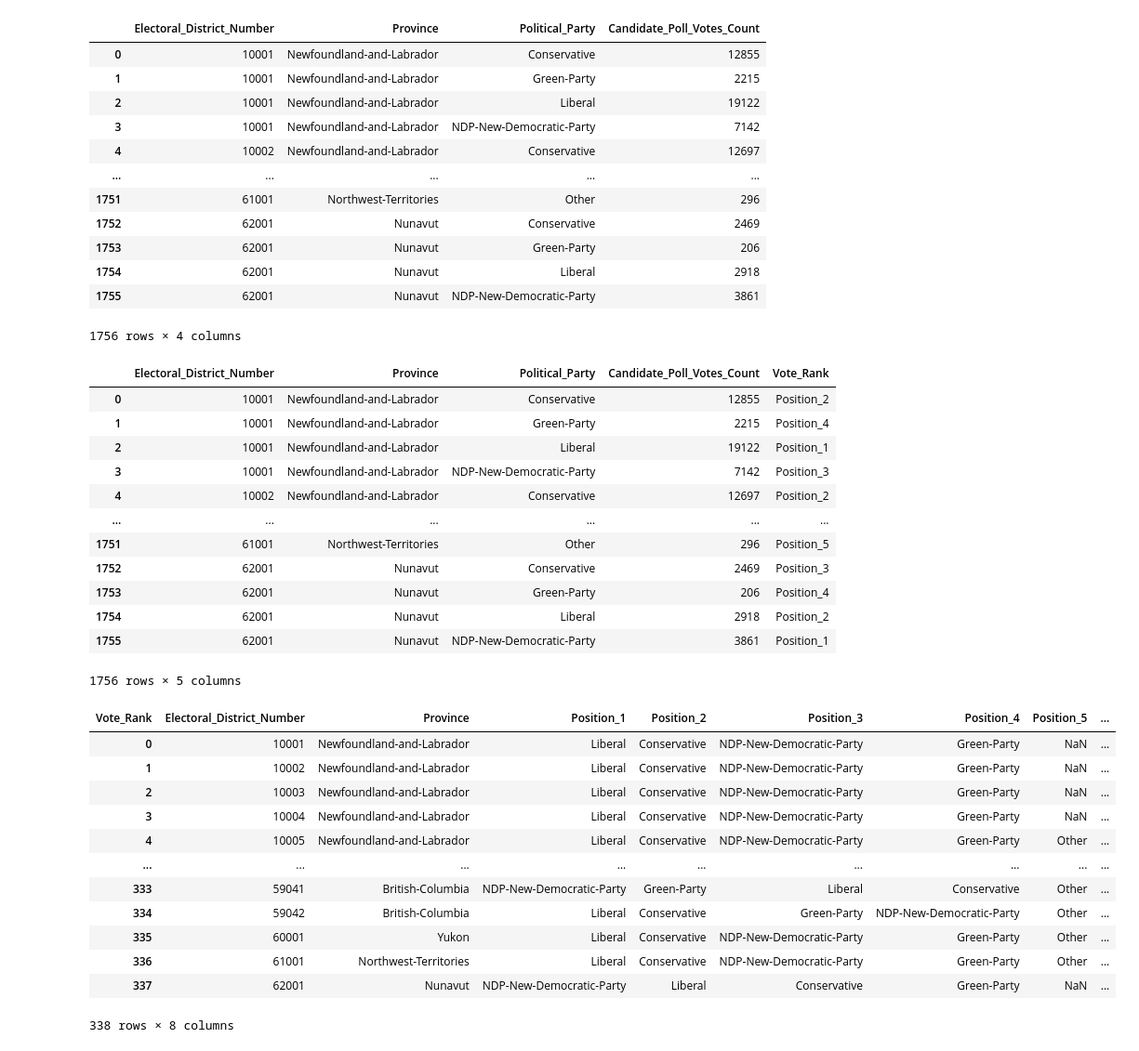
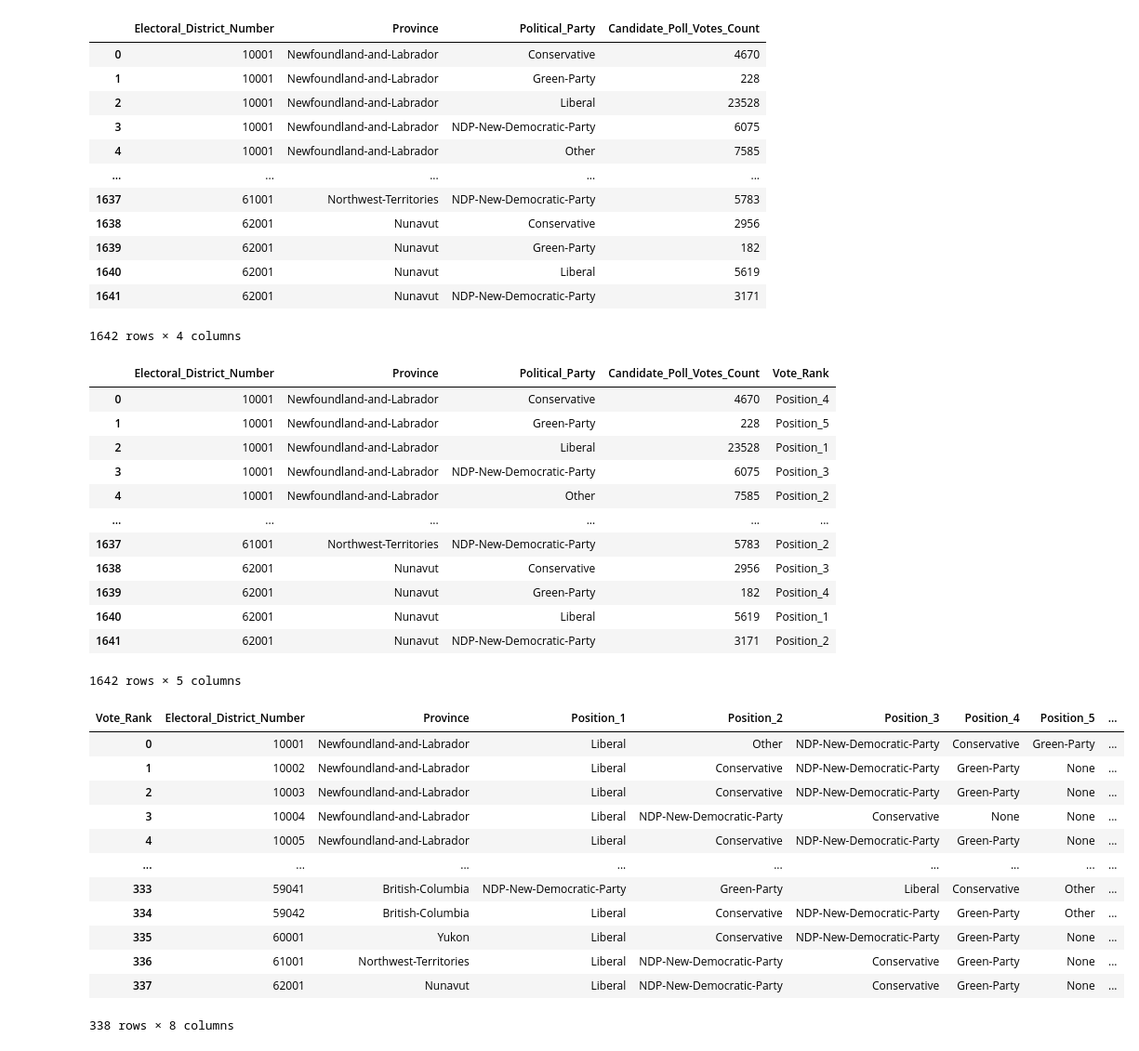
Before and after one commit to Chike-Ode/elections-research-project, a Jupyter notebook: notebooks/1.1 Election_Preprocessing_2015.ipynb, the cells around one changed output. Shown at 93% size. Drawn from its saved outputs; the diff is of its cells as text; code cells hidden in the pictures.

```diff
--- a/notebooks/2.2 Election_Preprocessing_2019.ipynb
+++ b/notebooks/1.1 Election_Preprocessing_2015.ipynb
@@ -6,7 +6,7 @@ from glob import glob
 import os
 import numpy as np
 # %%
-directory=os.getcwd().replace('notebooks','data\\raw\\elections\\2019\\')
+directory=os.getcwd().replace('notebooks','data\\raw\\elections\\2015\\')
 provinces=next(os.walk(directory))[1]
 df_list=[]
 for province in provinces:
@@ -139,49 +139,49 @@ votes_df=pd.DataFrame(election_df.groupby(['Electoral_District_Number','Province
 votes_df
 # %% [output]
 |  | Electoral_District_Number | Province | Political_Party | Candidate_Poll_Votes_Count |
-| 0 | 10001 | Newfoundland-and-Labrador | Conservative | 12855 |
-| 1 | 10001 | Newfoundland-and-Labrador | Green-Party | 2215 |
-| 2 | 10001 | Newfoundland-and-Labrador | Liberal | 19122 |
-| 3 | 10001 | Newfoundland-and-Labrador | NDP-New-Democratic-Party | 7142 |
-| 4 | 10002 | Newfoundland-and-Labrador | Conservative | 12697 |
+| 0 | 10001 | Newfoundland-and-Labrador | Conservative | 4670 |
+| 1 | 10001 | Newfoundland-and-Labrador | Green-Party | 228 |
+| 2 | 10001 | Newfoundland-and-Labrador | Liberal | 23528 |
+| 3 | 10001 | Newfoundland-and-Labrador | NDP-New-Democratic-Party | 6075 |
+| 4 | 10001 | Newfoundland-and-Labrador | Other | 7585 |
 | ... | ... | ... | ... | ... |
-| 1751 | 61001 | Northwest-Territories | Other | 296 |
-| 1752 | 62001 | Nunavut | Conservative | 2469 |
-| 1753 | 62001 | Nunavut | Green-Party | 206 |
-| 1754 | 62001 | Nunavut | Liberal | 2918 |
-| 1755 | 62001 | Nunavut | NDP-New-Democratic-Party | 3861 |
+| 1637 | 61001 | Northwest-Territories | NDP-New-Democratic-Party | 5783 |
+| 1638 | 62001 | Nunavut | Conservative | 2956 |
+| 1639 | 62001 | Nunavut | Green-Party | 182 |
+| 1640 | 62001 | Nunavut | Liberal | 5619 |
+| 1641 | 62001 | Nunavut | NDP-New-Democratic-Party | 3171 |
-1756 rows × 4 columns
+1642 rows × 4 columns
 # %%
 votes_df['Vote_Rank']='Position_'+votes_df.groupby(['Electoral_District_Number'],sort=False)["Candidate_Poll_Votes_Count"].rank(method='dense',ascending=False,axis=0).astype(int).astype(str)
 votes_df
 # %% [output]
 |  | Electoral_District_Number | Province | Political_Party | Candidate_Poll_Votes_Count | Vote_Rank |
-| 0 | 10001 | Newfoundland-and-Labrador | Conservative | 12855 | Position_2 |
-| 1 | 10001 | Newfoundland-and-Labrador | Green-Party | 2215 | Position_4 |
-| 2 | 10001 | Newfoundland-and-Labrador | Liberal | 19122 | Position_1 |
-| 3 | 10001 | Newfoundland-and-Labrador | NDP-New-Democratic-Party | 7142 | Position_3 |
-| 4 | 10002 | Newfoundland-and-Labrador | Conservative | 12697 | Position_2 |
+| 0 | 10001 | Newfoundland-and-Labrador | Conservative | 4670 | Position_4 |
+| 1 | 10001 | Newfoundland-and-Labrador | Green-Party | 228 | Position_5 |
+| 2 | 10001 | Newfoundland-and-Labrador | Liberal | 23528 | Position_1 |
+| 3 | 10001 | Newfoundland-and-Labrador | NDP-New-Democratic-Party | 6075 | Position_3 |
+| 4 | 10001 | Newfoundland-and-Labrador | Other | 7585 | Position_2 |
 | ... | ... | ... | ... | ... | ... |
-| 1751 | 61001 | Northwest-Territories | Other | 296 | Position_5 |
-| 1752 | 62001 | Nunavut | Conservative | 2469 | Position_3 |
-| 1753 | 62001 | Nunavut | Green-Party | 206 | Position_4 |
-| 1754 | 62001 | Nunavut | Liberal | 2918 | Position_2 |
-| 1755 | 62001 | Nunavut | NDP-New-Democratic-Party | 3861 | Position_1 |
+| 1637 | 61001 | Northwest-Territories | NDP-New-Democratic-Party | 5783 | Position_2 |
+| 1638 | 62001 | Nunavut | Conservative | 2956 | Position_3 |
+| 1639 | 62001 | Nunavut | Green-Party | 182 | Position_4 |
+| 1640 | 62001 | Nunavut | Liberal | 5619 | Position_1 |
+| 1641 | 62001 | Nunavut | NDP-New-Democratic-Party | 3171 | Position_2 |
-1756 rows × 5 columns
+1642 rows × 5 columns
 # %%
-ranking_df=pd.pivot(votes_df,columns='Vote_Rank',index=['Electoral_District_Number','Province'],values='Political_Party').reset_index()
+ranking_df=pd.pivot(votes_df,columns='Vote_Rank',index=['Electoral_District_Number','Province'],values='Political_Party').fillna("None").reset_index()
 ranking_df
 # %% [output]
 | Vote_Rank | Electoral_District_Number | Province | Position_1 | Position_2 | Position_3 | Position_4 | Position_5 | ... |
-| 0 | 10001 | Newfoundland-and-Labrador | Liberal | Conservative | NDP-New-Democratic-Party | Green-Party | NaN | ... |
-| 1 | 10002 | Newfoundland-and-Labrador | Liberal | Conservative | NDP-New-Democratic-Party | Green-Party | NaN | ... |
-| 2 | 10003 | Newfoundland-and-Labrador | Liberal | Conservative | NDP-New-Democratic-Party | Green-Party | NaN | ... |
-| 3 | 10004 | Newfoundland-and-Labrador | Liberal | Conservative | NDP-New-Democratic-Party | Green-Party | NaN | ... |
-| 4 | 10005 | Newfoundland-and-Labrador | Liberal | Conservative | NDP-New-Democratic-Party | Green-Party | Other | ... |
+| 0 | 10001 | Newfoundland-and-Labrador | Liberal | Other | NDP-New-Democratic-Party | Conservative | Green-Party | ... |
+| 1 | 10002 | Newfoundland-and-Labrador | Liberal | Conservative | NDP-New-Democratic-Party | Green-Party | None | ... |
+| 2 | 10003 | Newfoundland-and-Labrador | Liberal | Conservative | NDP-New-Democratic-Party | Green-Party | None | ... |
+| 3 | 10004 | Newfoundland-and-Labrador | Liberal | NDP-New-Democratic-Party | Conservative | None | None | ... |
+| 4 | 10005 | Newfoundland-and-Labrador | Liberal | Conservative | NDP-New-Democratic-Party | Green-Party | None | ... |
 | ... | ... | ... | ... | ... | ... | ... | ... | ... |
 | 333 | 59041 | British-Columbia | NDP-New-Democratic-Party | Green-Party | Liberal | Conservative | Other | ... |
-| 334 | 59042 | British-Columbia | Liberal | Conservative | Green-Party | NDP-New-Democratic-Party | Other | ... |
-| 335 | 60001 | Yukon | Liberal | Conservative | NDP-New-Democratic-Party | Green-Party | Other | ... |
-| 336 | 61001 | Northwest-Territories | Liberal | Conservative | NDP-New-Democratic-Party | Green-Party | Other | ... |
-| 337 | 62001 | Nunavut | NDP-New-Democratic-Party | Liberal | Conservative | Green-Party | NaN | ... |
+| 334 | 59042 | British-Columbia | Liberal | Conservative | NDP-New-Democratic-Party | Green-Party | Other | ... |
+| 335 | 60001 | Yukon | Liberal | Conservative | NDP-New-Democratic-Party | Green-Party | None | ... |
+| 336 | 61001 | Northwest-Territories | Liberal | NDP-New-Democratic-Party | Conservative | Green-Party | None | ... |
+| 337 | 62001 | Nunavut | Liberal | NDP-New-Democratic-Party | Conservative | Green-Party | None | ... |
 338 rows × 8 columns
```
Also changed, not shown: parts of 13 cells of this notebook, 8 other files.
